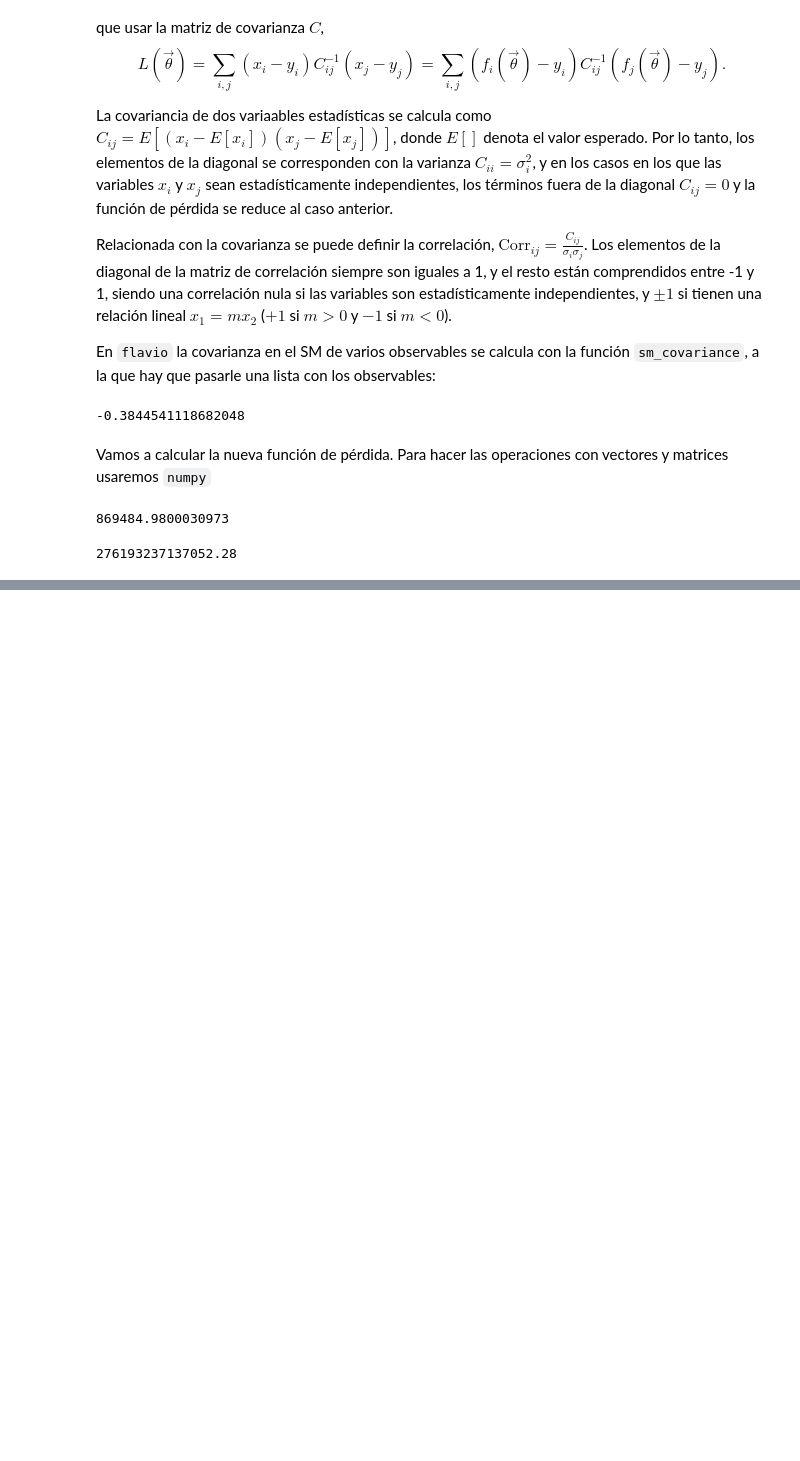
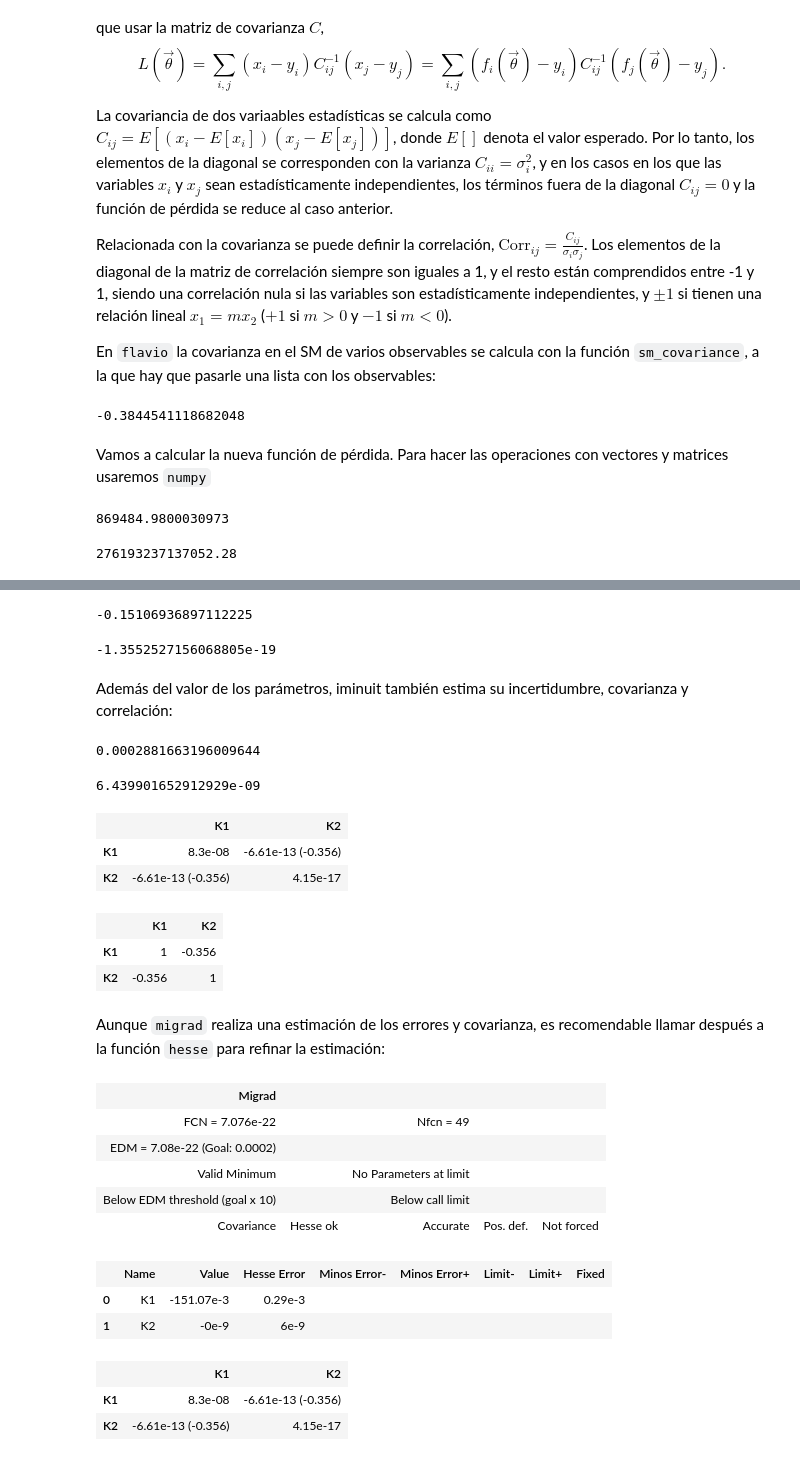
Before and after one commit to Jorge-Alda/TFM_AlejandroMir, a Jupyter notebook: Lecciones/03.ipynb, the cells around one changed output, grey strips where cells are left out. Saved outputs shown, nothing was run; the diff lists cells and outputs as text; code cells hidden in the pictures; blank space fills up the shorter version.

```diff
--- a/Lecciones/03.ipynb
+++ b/Lecciones/03.ipynb
@@ -119,0 +218,47 @@ loss(modelo, (0, 0.1))
+# %%
+m.values["K1"]
+# %% [output]
+-0.15106936897112225
+# %%
+m.values["K2"]
+# %% [output]
+-1.3552527156068805e-19
+# %% [markdown]
+Además del valor de los parámetros, iminuit también estima su incertidumbre, covarianza y correlación:
+# %%
+m.errors["K1"]
+# %% [output]
+0.0002881663196009644
+# %%
+m.errors["K2"]
+# %% [output]
+6.439901652912929e-09
+# %%
+m.covariance
+# %% [output]
+|  | K1 | K2 |
+| K1 | 8.3e-08 | -6.61e-13 (-0.356) |
+| K2 | -6.61e-13 (-0.356) | 4.15e-17 |
+# %%
+m.covariance.correlation()
+# %% [output]
+|  | K1 | K2 |
+| K1 | 1 | -0.356 |
+| K2 | -0.356 | 1 |
+# %% [markdown]
+Aunque `migrad` realiza una estimación de los errores y covarianza, es recomendable llamar después a la función `hesse` para refinar la estimación:
+# %%
+m.hesse()
+# %% [output]
+| Migrad |  |  |  |  |
+| FCN = 7.076e-22 |  | Nfcn = 49 |  |  |
+| EDM = 7.08e-22 (Goal: 0.0002) |  |  |  |  |
+| Valid Minimum |  | No Parameters at limit |  |  |
+| Below EDM threshold (goal x 10) |  | Below call limit |  |  |
+| Covariance | Hesse ok | Accurate | Pos. def. | Not forced |
+|  | Name | Value | Hesse Error | Minos Error- | Minos Error+ | Limit- | Limit+ | Fixed |
+| 0 | K1 | -151.07e-3 | 0.29e-3 |  |  |  |  |  |
+| 1 | K2 | -0e-9 | 6e-9 |  |  |  |  |  |
+|  | K1 | K2 |
+| K1 | 8.3e-08 | -6.61e-13 (-0.356) |
+| K2 | -6.61e-13 (-0.356) | 4.15e-17 |
```
Also changed, not shown: parts of 37 cells of this notebook, 3 other files.
